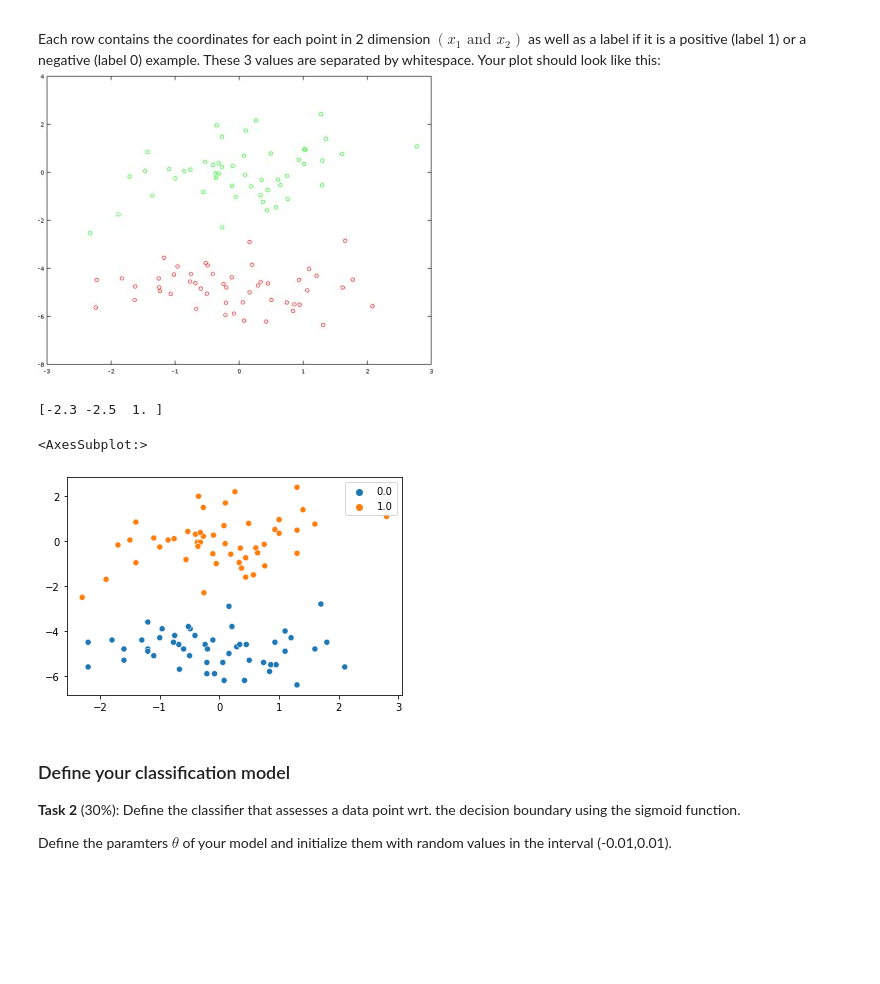
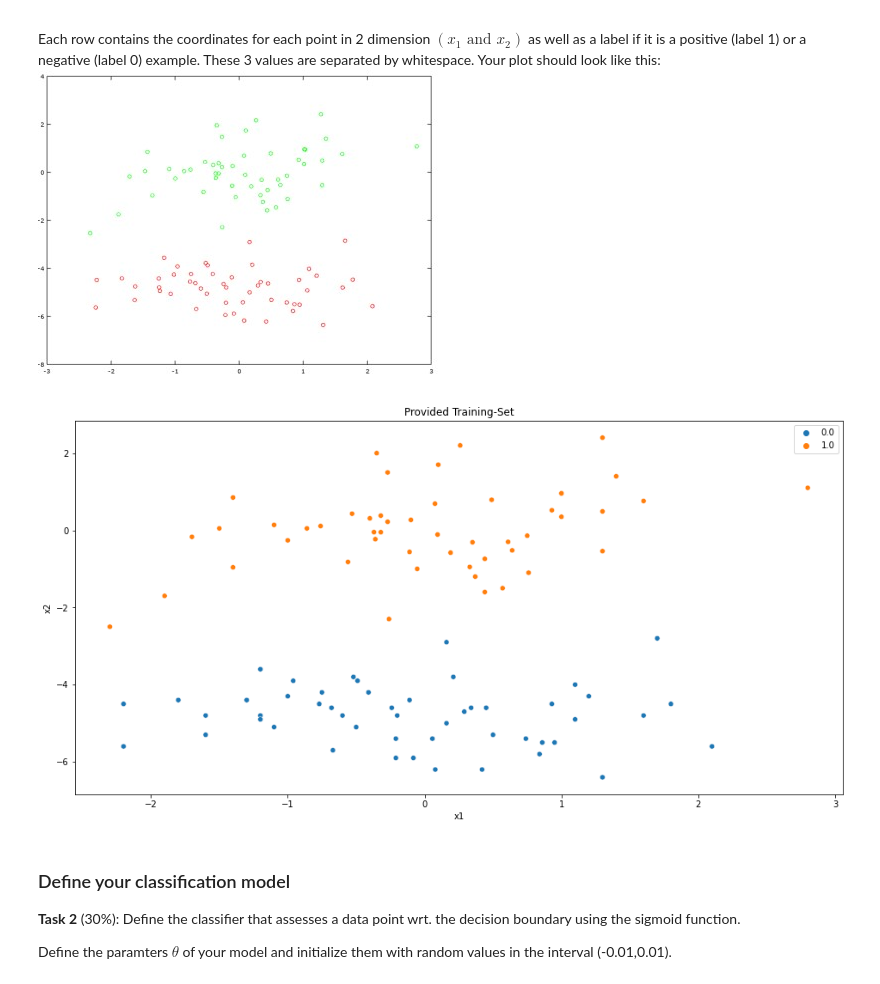
Before and after one commit to MzudemO/ml-ss2021, a Jupyter notebook: Assignment 2/exercise_2_LogisticRegression_sheet.ipynb, the cells around one changed output. Saved outputs shown, nothing was run; the diff lists cells and outputs as text; code cells hidden in the pictures; blank space fills up the shorter version.

```diff
--- a/Assignment 2/exercise_2_LogisticRegression_sheet.ipynb
+++ b/Assignment 2/exercise_2_LogisticRegression_sheet.ipynb
@@ -42,21 +42,24 @@ as well as a label if it is a positive (label 1) or a negative (label 0) example
 These 3 values are separated by whitespace.
 Your plot should look like this: <br>
 ![](attachment:ml_2020_2_points.jpg)
-# %%
-import numpy as np
-
-data = np.loadtxt("data.txt", delimiter=" ")
-
-print(data[1])
-# %% [output]
-[-2.3 -2.5  1. ]
-# %%
-import seaborn as sns
-
-sns.scatterplot(x=data[:, 0], y=data[:, 1], hue=data[:, 2])
-# %% [output]
-<AxesSubplot:>
-[figure, removed]
+# %%
+import numpy as np
+import random
+import math
+import seaborn as sns
+import matplotlib.pyplot as plt
+plt.rcParams['figure.figsize'] = [16, 8]
+
+
+data = np.loadtxt("data.txt", delimiter=" ")
+
+sns.scatterplot(x=data[:, 0], y=data[:, 1], hue=data[:, 2])
+plt.xlabel('x1')
+plt.ylabel('x2')
+plt.title ('Provided Training-Set')
+plt.show ()
+# %% [output]
+[figure, added]
 # %% [markdown]
 ### Define your classification model
 
```
Also changed, not shown: parts of 5 cells of this notebook.
